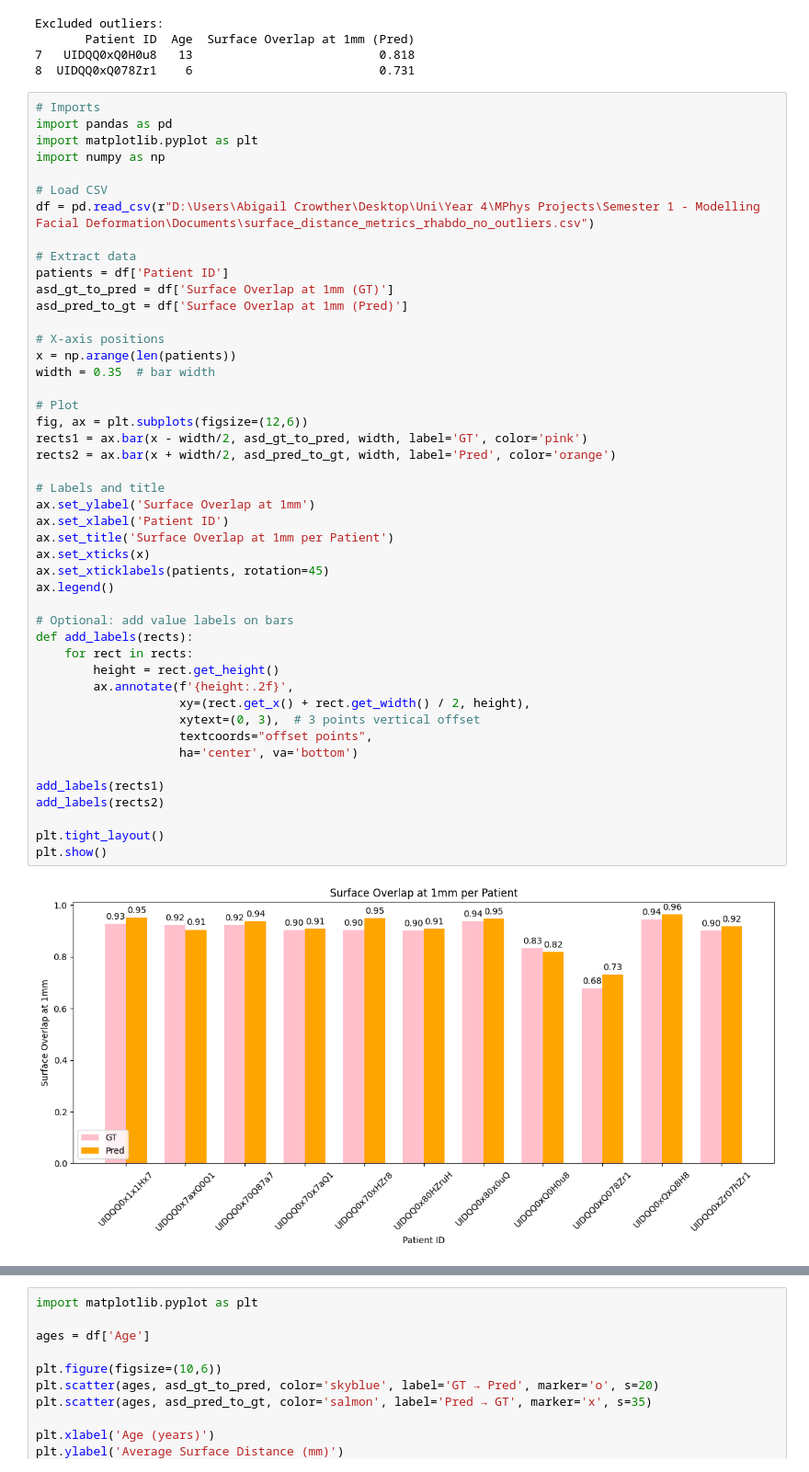
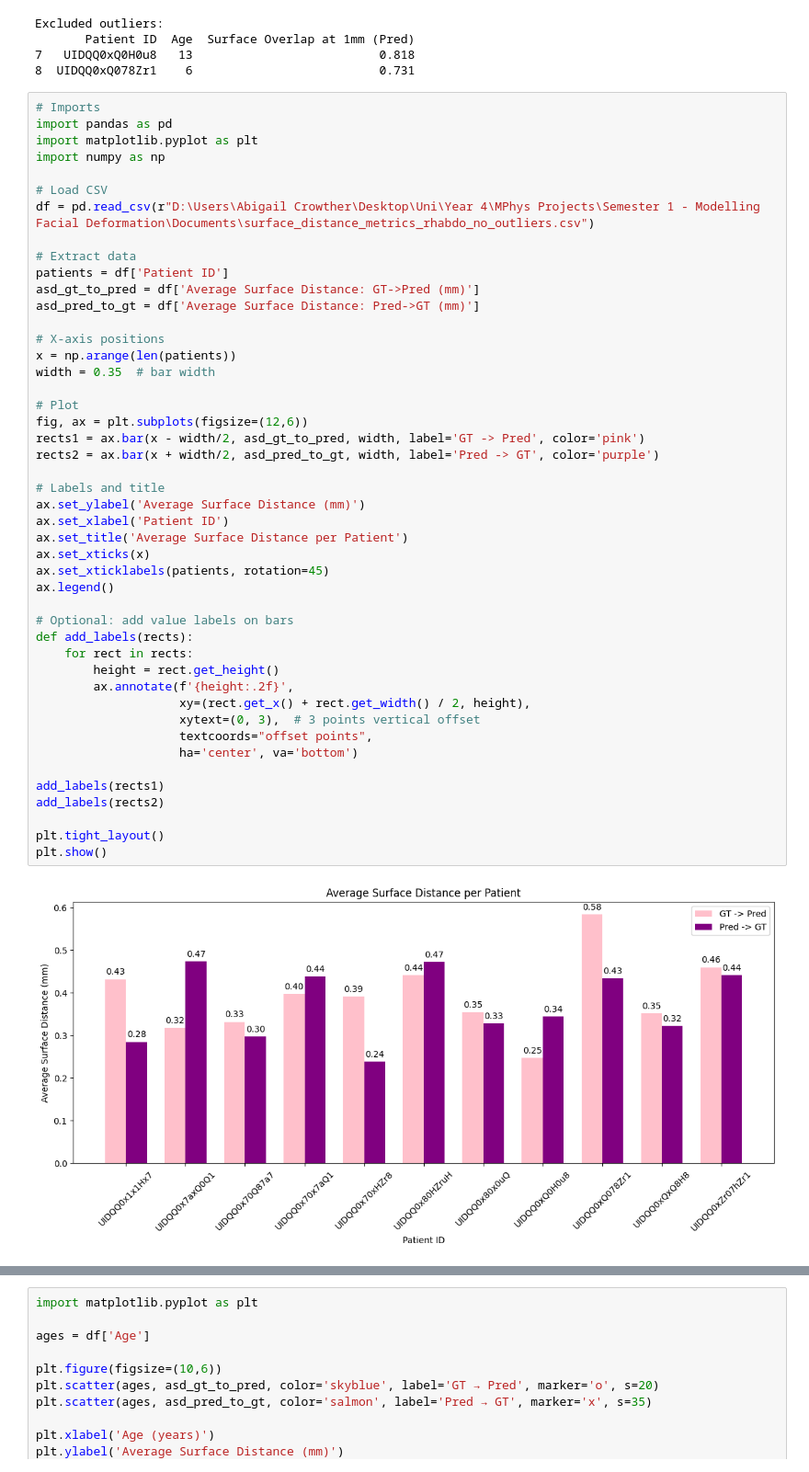
Before and after one commit to abbycrowther/Modelling_Facial_Deformation, a Jupyter notebook: Code/Total_Segmentator/rhabdo_data_work/display_metrics.ipynb, the cells around one changed output, grey strips where cells are left out. Shown at 92% size. Drawn from its saved outputs; the diff is of its cells as text.

Commit message:
updating plots for abstract

```diff
--- a/Code/Total_Segmentator/rhabdo_data_work/display_metrics.ipynb
+++ b/Code/Total_Segmentator/rhabdo_data_work/display_metrics.ipynb
@@ -139,40 +139,40 @@ df = pd.read_csv(r"D:\Users\Abigail Crowther\Desktop\Uni\Year 4\MPhys Projects\S
 
 # Extract data
 patients = df['Patient ID']
-asd_gt_to_pred = df['Surface Overlap at 1mm (GT)']
-asd_pred_to_gt = df['Surface Overlap at 1mm (Pred)']
+asd_gt_to_pred = df['Average Surface Distance: GT->Pred (mm)']
+asd_pred_to_gt = df['Average Surface Distance: Pred->GT (mm)']
 
 # X-axis positions
 x = np.arange(len(patients))
 width = 0.35  # bar width
 
 # Plot
 fig, ax = plt.subplots(figsize=(12,6))
-rects1 = ax.bar(x - width/2, asd_gt_to_pred, width, label='GT', color='pink')
-rects2 = ax.bar(x + width/2, asd_pred_to_gt, width, label='Pred', color='orange')
+rects1 = ax.bar(x - width/2, asd_gt_to_pred, width, label='GT -> Pred', color='pink')
+rects2 = ax.bar(x + width/2, asd_pred_to_gt, width, label='Pred -> GT', color='purple')
 
 # Labels and title
-ax.set_ylabel('Surface Overlap at 1mm')
+ax.set_ylabel('Average Surface Distance (mm)')
 ax.set_xlabel('Patient ID')
-ax.set_title('Surface Overlap at 1mm per Patient')
+ax.set_title('Average Surface Distance per Patient')
 ax.set_xticks(x)
 ax.set_xticklabels(patients, rotation=45)
 ax.legend()
 
 # Optional: add value labels on bars
 def add_labels(rects):
     for rect in rects:
         height = rect.get_height()
         ax.annotate(f'{height:.2f}',
                     xy=(rect.get_x() + rect.get_width() / 2, height),
                     xytext=(0, 3),  # 3 points vertical offset
                     textcoords="offset points",
                     ha='center', va='bottom')
 
 add_labels(rects1)
 add_labels(rects2)
 
 plt.tight_layout()
 plt.show()
 # %% [output]
-[figure, old version]
+[figure, new version]
```
Also changed, not shown: parts of 3 cells of this notebook, 5 other files.
